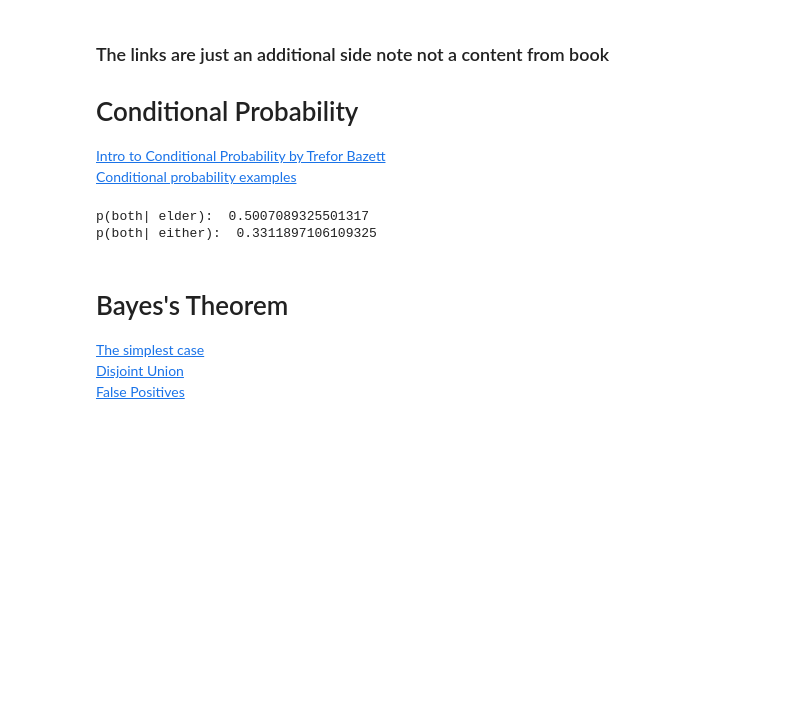
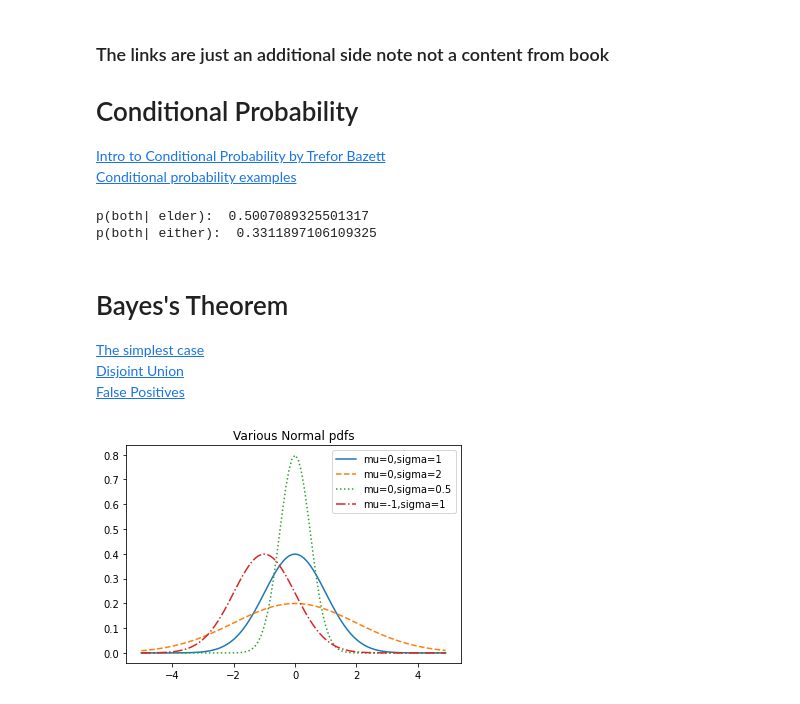
Before and after one commit to Coding-Maniac/Machine-Learning, a Jupyter notebook: code/DatascienceFromScratch/Chapter6.ipynb, the cells around one changed output. Saved outputs shown, nothing was run; the diff lists cells and outputs as text; code cells hidden in the pictures; blank space fills up the shorter version.

```diff
--- a/code/DatascienceFromScratch/Chapter6.ipynb
+++ b/code/DatascienceFromScratch/Chapter6.ipynb
@@ -36,3 +36,20 @@ p(both| either):  0.3311897106109325
 [The simplest case](https://www.youtube.com/watch?v=XQoLVl31ZfQ) <br>
 [Disjoint Union](https://www.youtube.com/watch?v=k6Dw0on6NtM) <br>
 [False Positives](https://www.youtube.com/watch?v=HaYbxQC61pw&t=496s)
+# %%
+import math
+SQRT_TWO_PI = math.sqrt(2 * math.pi)
+
+def normal_pdf(x: float, mu: float = 0, sigma: float = 1) -> float:
+    return (math.exp(-(x-mu) ** 2 / 2 / sigma ** 2) / (SQRT_TWO_PI * sigma))
+import matplotlib.pyplot as plt
+xs = [x / 10.0 for x in range(-50, 50)]
+plt.plot(xs,[normal_pdf(x,sigma=1) for x in xs],'-',label='mu=0,sigma=1')
+plt.plot(xs,[normal_pdf(x,sigma=2) for x in xs],'--',label='mu=0,sigma=2')
+plt.plot(xs,[normal_pdf(x,sigma=0.5) for x in xs],':',label='mu=0,sigma=0.5')
+plt.plot(xs,[normal_pdf(x,mu=-1)   for x in xs],'-.',label='mu=-1,sigma=1')
+plt.legend()
+plt.title("Various Normal pdfs")
+plt.show()
+# %% [output]
+[figure, added]
```
Also changed, not shown: parts of 3 cells of this notebook.
